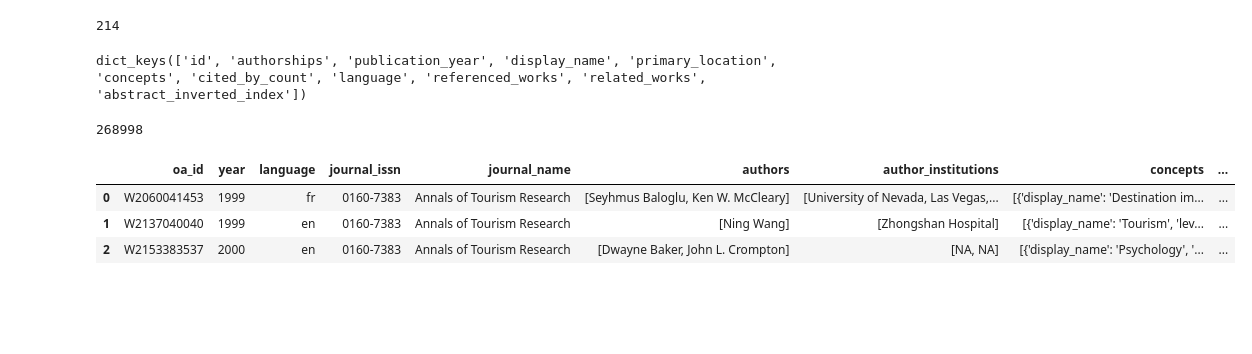
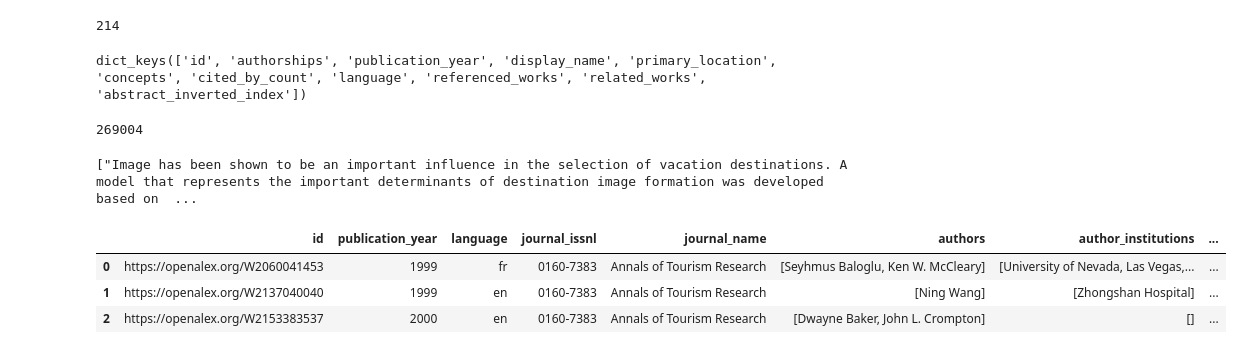
Before and after one commit to thisspider/reviewerSelection, a Jupyter notebook: notebooks/download_sociology_works_to_df.ipynb, the cells around one changed output. Drawn from its saved outputs; the diff is of its cells as text; code cells hidden in the pictures; blank space fills up the shorter version.

```diff
--- a/notebooks/download_sociology_works_to_df.ipynb
+++ b/notebooks/download_sociology_works_to_df.ipynb
@@ -82,11 +83,11 @@ len(all_sociology_works)  # 214 journals
 # %%
 import pickle
 
-#with open('all_sociology_works_morecols.pkl', 'wb') as f:
-#    pickle.dump(all_sociology_works, f)
+with open('../raw_data/all_sociology_works_v1.pkl', 'wb') as f:
+    pickle.dump(all_sociology_works, f)
 
-with open('../raw_data/all_sociology_works_morecols.pkl', 'rb') as f:
-    all_sociology_works = pickle.load(f)
+#with open('../raw_data/all_sociology_works_1.0.pkl', 'rb') as f:
+#    all_sociology_works = pickle.load(f)
 # %%
 len(all_sociology_works)
 # %% [output]
@@ -98,19 +99,18 @@ print(all_sociology_works[0].keys())
 len(all_sociology_works)
 # %% [output]
 dict_keys(['id', 'authorships', 'publication_year', 'display_name', 'primary_location', 'concepts', 'cited_by_count', 'language', 'referenced_works', 'related_works', 'abstract_inverted_index'])
-268998
+269004
 # %%
 def create_abstract_from_inverted(inverted_abstract):
     abstracts = []
-    for entry in inverted_abstract:
-        word_index = []
-        if entry["abstract_inverted_index"]:
-            for k,v in entry["abstract_inverted_index"].items():
-                for index in v: word_index.append([k,index])
-            abstracts.append(' '.join([word[0] for word in sorted(word_index,key = lambda x : x[1]) ])) # join words with a space
-        else:
-            abstracts.append("None")
+    word_index = []
+    if inverted_abstract:
+        for k,v in inverted_abstract.items():
+            for index in v: word_index.append([k,index])
+        abstracts.append(' '.join([word[0] for word in sorted(word_index,key = lambda x : x[1]) ])) # join words with a space
+    else:
+        abstracts.append("None")
+
     return abstracts
-
-#abstracts = create_abstract_from_inverted(all_sociology_works)
-#abstracts[:10]
+# %% [output]
+["Image has been shown to be an important influence in the selection of vacation destinations. A model that represents the important determinants of destination image formation was developed based on  ...
@@ -179,11 +223,11 @@ def create_ref_csv(all_sociology_works):
 # %%
-all_sociology_works_df = create_ref_csv(all_sociology_works)
+all_sociology_works_df = create_df(all_sociology_works)
 all_sociology_works_df[:3]
 # %% [output]
-|  | oa_id | year | language | journal_issn | journal_name | authors | author_institutions | concepts | ... |
-| 0 | W2060041453 | 1999 | fr | 0160-7383 | Annals of Tourism Research | [Seyhmus Baloglu, Ken W. McCleary] | [University of Nevada, Las Vegas,... | [{'display_name': 'Destination im... | ... |
-| 1 | W2137040040 | 1999 | en | 0160-7383 | Annals of Tourism Research | [Ning Wang] | [Zhongshan Hospital] | [{'display_name': 'Tourism', 'lev... | ... |
-| 2 | W2153383537 | 2000 | en | 0160-7383 | Annals of Tourism Research | [Dwayne Baker, John L. Crompton] | [NA, NA] | [{'display_name': 'Psychology', '... | ... |
+|  | id | publication_year | language | journal_issnl | journal_name | authors | author_institutions | ... |
+| 0 | https://openalex.org/W2060041453 | 1999 | fr | 0160-7383 | Annals of Tourism Research | [Seyhmus Baloglu, Ken W. McCleary] | [University of Nevada, Las Vegas,... | ... |
+| 1 | https://openalex.org/W2137040040 | 1999 | en | 0160-7383 | Annals of Tourism Research | [Ning Wang] | [Zhongshan Hospital] | ... |
+| 2 | https://openalex.org/W2153383537 | 2000 | en | 0160-7383 | Annals of Tourism Research | [Dwayne Baker, John L. Crompton] | [] | ... |
 # %%
 all_sociology_works_df.shape
 # %% [output]
```
Also changed, not shown: parts of 15 cells of this notebook.
